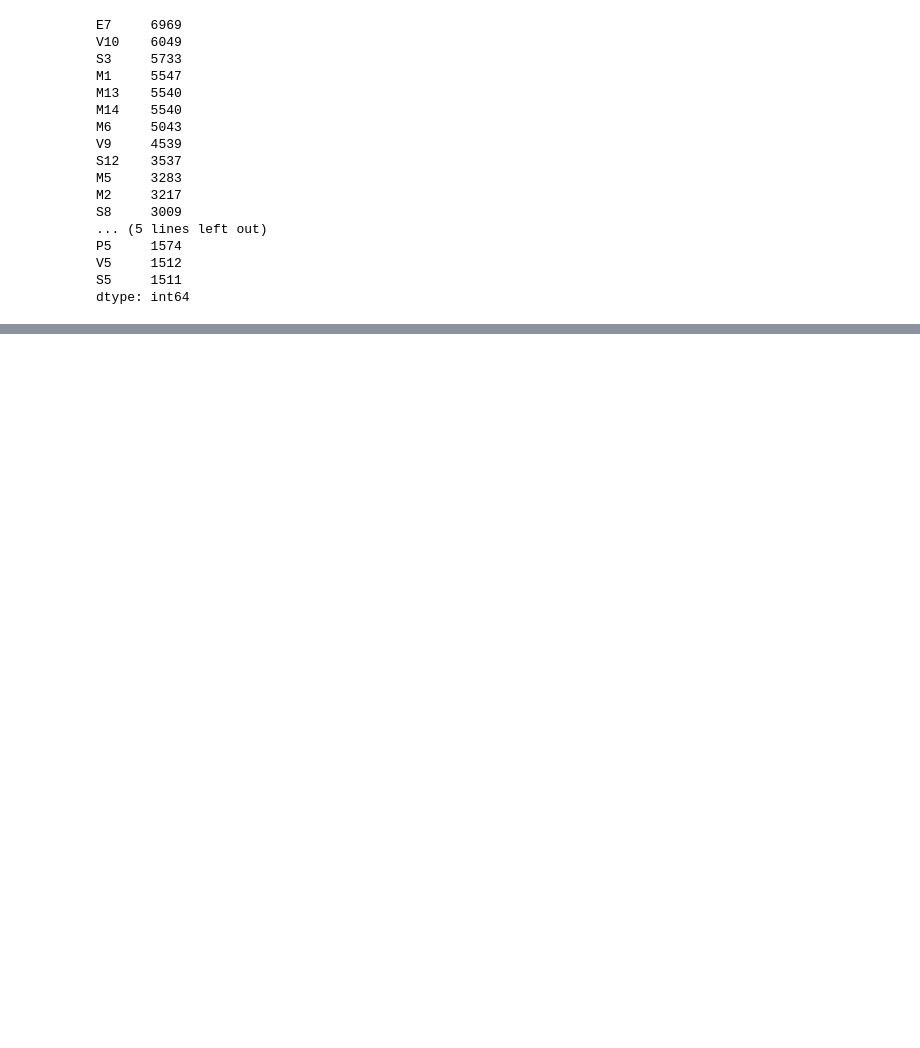
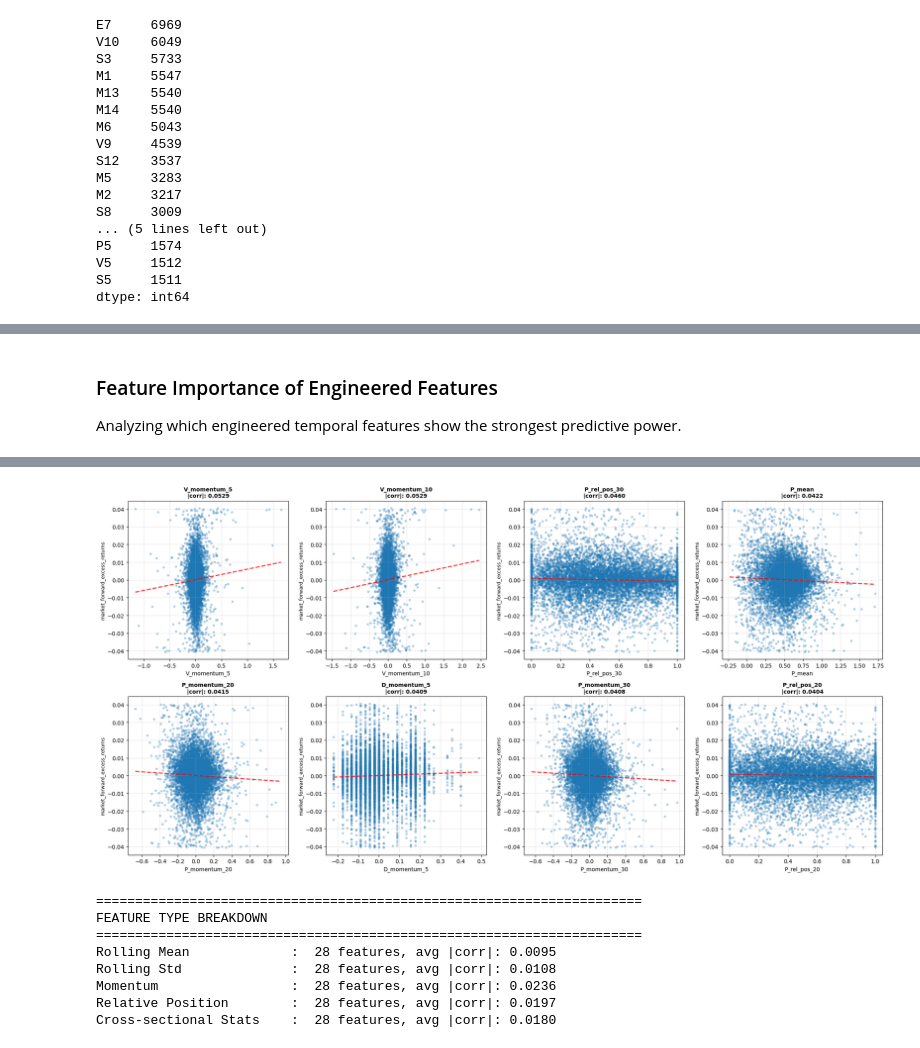
Before and after one commit to anatolii-kandiuk/hull-tactical-market-prediction, a Jupyter notebook: hull-tactical-market-prediction.ipynb, the cells around one changed output, grey strips where cells are left out. Drawn from its saved outputs; the diff is of its cells as text; code cells hidden in the pictures; blank space fills up the shorter version.

```diff
--- a/hull-tactical-market-prediction.ipynb
+++ b/hull-tactical-market-prediction.ipynb
@@ -226,0 +842,67 @@ plt.show()
+# %% [markdown]
+### Feature Importance of Engineered Features
+
+Analyzing which engineered temporal features show the strongest predictive power.
+# %%
+# Analyze correlation of new temporal features with target
+target = 'market_forward_excess_returns'
+new_features_corr = df_features[new_feature_cols].corrwith(df_features[target]).abs().sort_values(ascending=False)
+
+print("="*70)
+print("TOP 20 ENGINEERED TEMPORAL FEATURES (by correlation)")
+print("="*70)
+print(new_features_corr.head(20))
+
+# Compare original vs engineered features
+original_features = [c for c in imp_df.columns if c not in ['date_id', 'forward_returns', 'risk_free_rate', target]]
+original_corr_max = imp_df[original_features].corrwith(imp_df[target]).abs().max()
+engineered_corr_max = new_features_corr.max()
+
+print(f"\n{'='*70}")
+print("FEATURE COMPARISON")
+print("="*70)
+print(f"Max correlation - Original features: {original_corr_max:.4f}")
+print(f"Max correlation - Engineered features: {engineered_corr_max:.4f}")
+print(f"Improvement: {((engineered_corr_max / original_corr_max - 1) * 100):.2f}%")
+
+# Visualize top engineered features
+top_engineered = new_features_corr.head(8).index.tolist()
+
+fig, axes = plt.subplots(2, 4, figsize=(20, 10))
+axes = axes.flatten()
+
+for i, feature in enumerate(top_engineered):
+    axes[i].scatter(df_features[feature], df_features[target], alpha=0.3, s=10)
+
+    # Regression line
+    z = np.polyfit(df_features[feature].fillna(0), df_features[target], 1)
+    p = np.poly1d(z)
+    x_line = np.linspace(df_features[feature].min(), df_features[feature].max(), 100)
+    axes[i].plot(x_line, p(x_line), "r--", linewidth=2, alpha=0.8)
+
+    corr_val = new_features_corr[feature]
+    axes[i].set_xlabel(feature, fontsize=10)
+    axes[i].set_ylabel(target, fontsize=9)
+    axes[i].set_title(f'{feature}\n|corr|: {corr_val:.4f}', fontsize=10, fontweight='bold')
+    axes[i].grid(True, alpha=0.3)
+
+plt.tight_layout()
+plt.show()
+
+# Feature type breakdown
+feature_types = {
+    'Rolling Mean': [f for f in new_feature_cols if 'mean_roll' in f],
+    'Rolling Std': [f for f in new_feature_cols if 'std_roll' in f],
+    'Momentum': [f for f in new_feature_cols if 'momentum' in f],
+    'Relative Position': [f for f in new_feature_cols if 'rel_pos' in f],
+    'Cross-sectional Stats': [f for f in new_feature_cols if any(x in f for x in ['_mean', '_std', '_max', '_min']) and 'roll' not in f]
+}
+
+print(f"\n{'='*70}")
+print("FEATURE TYPE BREAKDOWN")
+print("="*70)
+for ftype, features in feature_types.items():
+    if features:
+        avg_corr = df_features[features].corrwith(df_features[target]).abs().mean()
+        print(f"{ftype:25s}: {len(features):3d} features, avg |corr|: {avg_corr:.4f}")
+# %% [output]
@@ -226,0 +926,9 @@ plt.show()
+[figure, added]
+======================================================================
+FEATURE TYPE BREAKDOWN
+======================================================================
+Rolling Mean             :  28 features, avg |corr|: 0.0095
+Rolling Std              :  28 features, avg |corr|: 0.0108
+Momentum                 :  28 features, avg |corr|: 0.0236
+Relative Position        :  28 features, avg |corr|: 0.0197
+Cross-sectional Stats    :  28 features, avg |corr|: 0.0180
```
Also changed, not shown: parts of 49 cells of this notebook.
